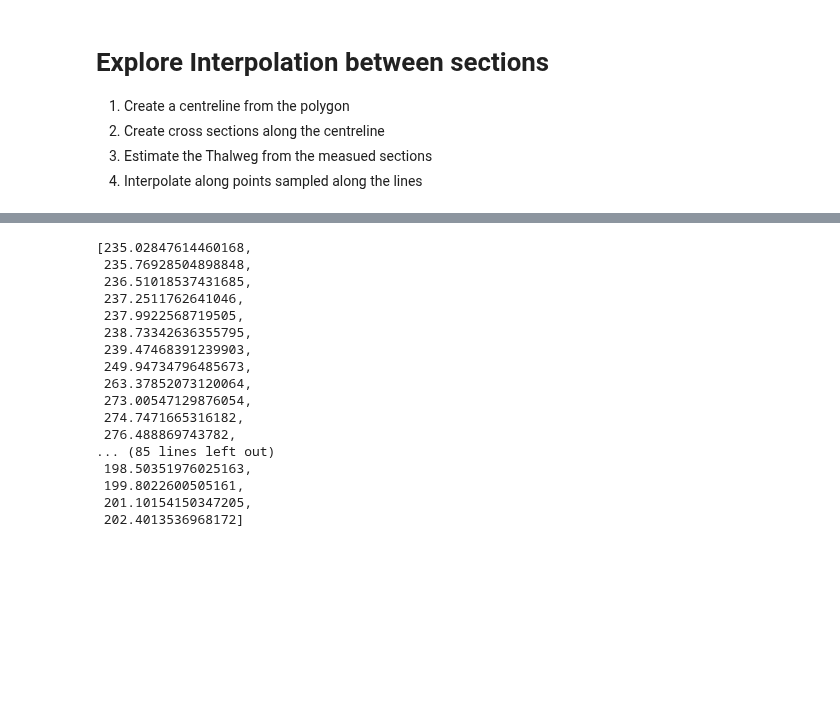
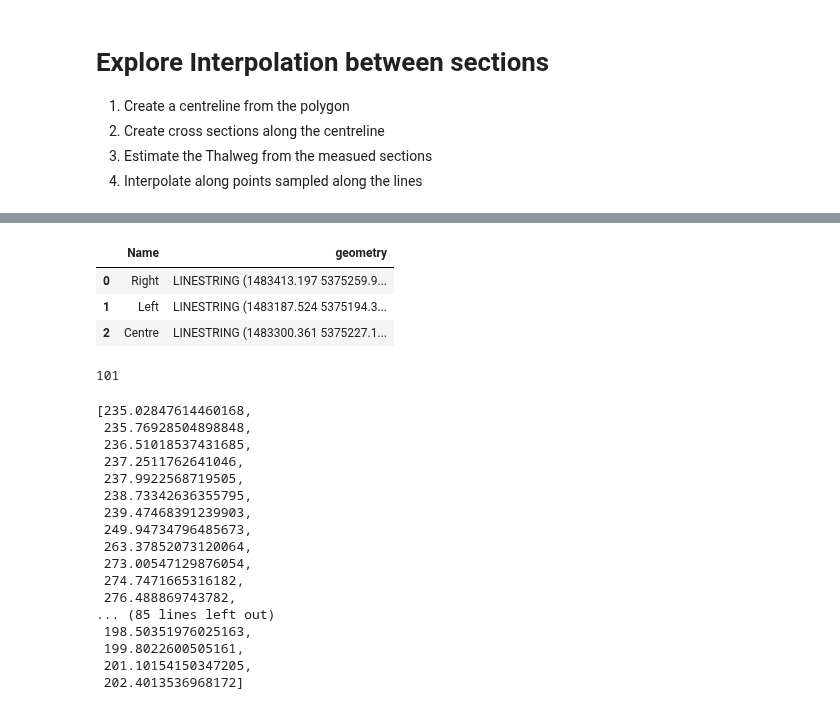
Before and after one commit to rosepearson/Hydrologic-DEMs-scripts, a Jupyter notebook: jupyter_notebooks/river_bathymetry/paper/Westport_measured.ipynb, the cells around one changed output, grey strips where cells are left out. Saved outputs shown, nothing was run; the diff lists cells and outputs as text; code cells hidden in the pictures; blank space fills up the shorter version.

```diff
--- a/jupyter_notebooks/river_bathymetry/paper/Westport_measured.ipynb
+++ b/jupyter_notebooks/river_bathymetry/paper/Westport_measured.ipynb
@@ -87 +169,18 @@ for (pt1, pt2) in zip(riverbanks.iloc[0].geometry.coords, riverbanks.iloc[1].geo
     centrelines["cross sections"].append(shapely.geometry.LineString([[] for i in range(n+1)]))
+# %%
+riverbanks
+# %% [output]
+|  | Name | geometry |
+| 0 | Right | LINESTRING (1483413.197 5375259.9... |
+| 1 | Left | LINESTRING (1483187.524 5375194.3... |
+| 2 | Centre | LINESTRING (1483300.361 5375227.1... |
+# %%
+centrelines = {"widths": [], "cross sections": []}
+right = riverbanks[riverbanks['Name']=='Right'].iloc[0].geometry
+left = riverbanks[riverbanks['Name']=='Left'].iloc[0].geometry
+centre = riverbanks[riverbanks['Name']=='Centre'].iloc[0].geometry
+for index in len(list(riverbanks.iloc[0].geometry.coords)):
+    # Calculate the width
+    centrelines["widths"].append(numpy.max([numpy.sqrt((pt1[0] - pt2[0])**2 + (pt1[1] - pt2[1])**2)]))
+# %% [output]
+101
```
Also changed, not shown: parts of 17 cells of this notebook.
